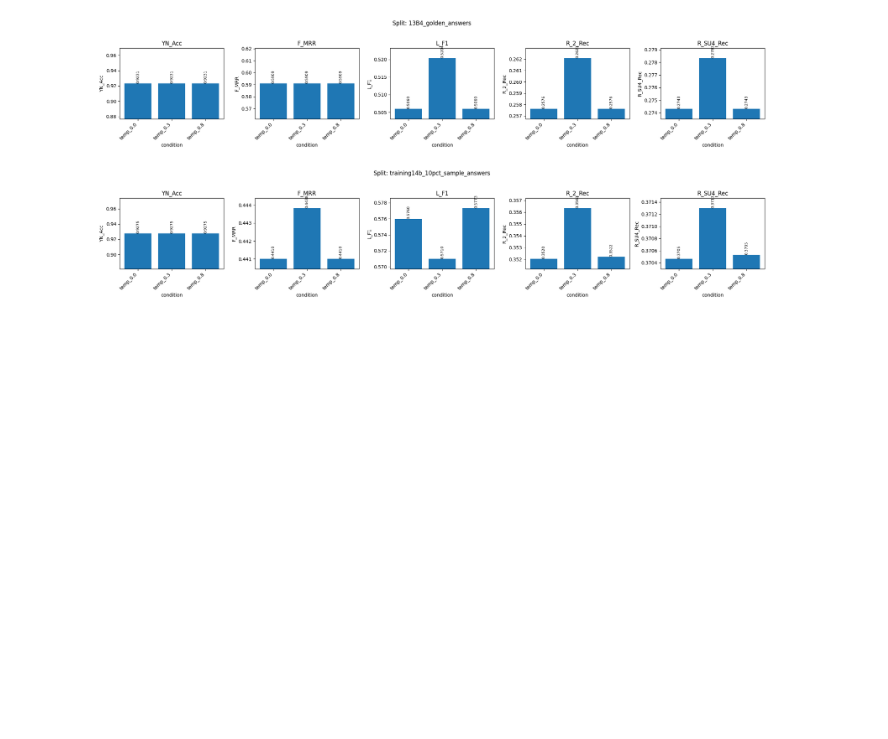
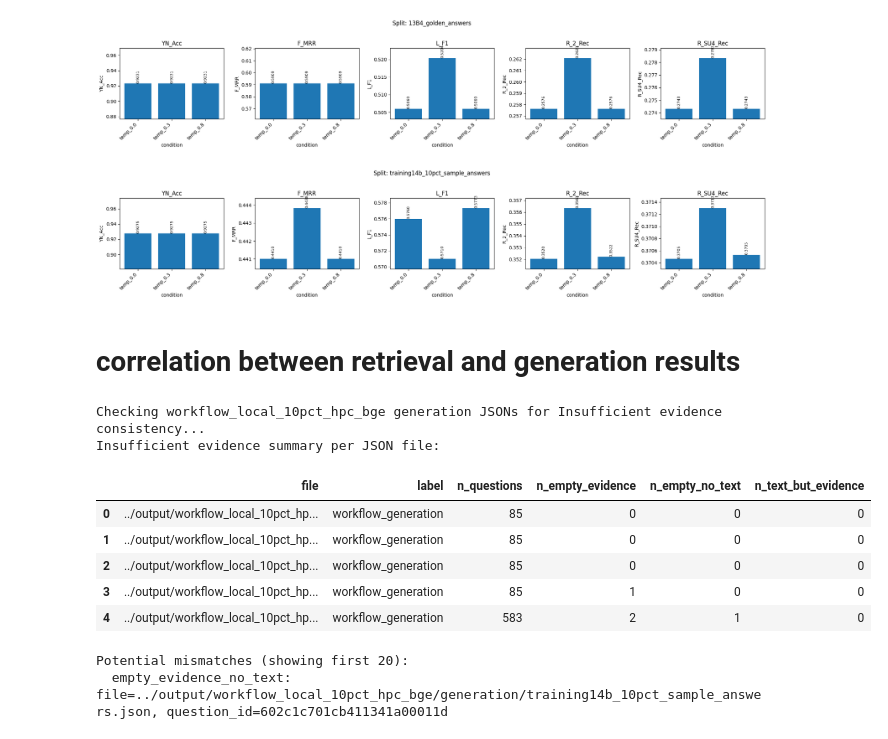
Before and after one commit to fulaibaowang/BioASQ, a Jupyter notebook: notebooks/generation_test.ipynb, the cells around one changed output. Drawn from its saved outputs; the diff is of its cells as text; code cells hidden in the pictures; blank space fills up the shorter version.

```diff
--- a/notebooks/generation_test.ipynb
+++ b/notebooks/generation_test.ipynb
@@ -239,3 +477,24 @@ for split in splits:
 [figure]
 [figure]
 [figure]
+# %% [markdown]
+# correlation between retrieval and generation results
+# %%
+# Check 'Insufficient evidence' consistency for workflow_local_10pct_hpc_bge generation JSONs
+
+wf_json_root = base / "output/workflow_local_10pct_hpc_bge/generation"
+wf_json_paths = sorted(wf_json_root.glob("*_answers.json"))
+
+print("Checking workflow_local_10pct_hpc_bge generation JSONs for Insufficient evidence consistency...")
+_ = check_insufficient_evidence(wf_json_paths, label="workflow_generation")
+# %% [output]
+Checking workflow_local_10pct_hpc_bge generation JSONs for Insufficient evidence consistency...
+Insufficient evidence summary per JSON file:
+|  | file | label | n_questions | n_empty_evidence | n_empty_no_text | n_text_but_evidence |
+| 0 | ../output/workflow_local_10pct_hp... | workflow_generation | 85 | 0 | 0 | 0 |
+| 1 | ../output/workflow_local_10pct_hp... | workflow_generation | 85 | 0 | 0 | 0 |
+| 2 | ../output/workflow_local_10pct_hp... | workflow_generation | 85 | 0 | 0 | 0 |
+| 3 | ../output/workflow_local_10pct_hp... | workflow_generation | 85 | 1 | 0 | 0 |
+| 4 | ../output/workflow_local_10pct_hp... | workflow_generation | 583 | 2 | 1 | 0 |
+Potential mismatches (showing first 20):
+  empty_evidence_no_text: file=../output/workflow_local_10pct_hpc_bge/generation/training14b_10pct_sample_answers.json, question_id=602c1c701cb411341a00011d
```
Also changed, not shown: parts of 14 cells of this notebook, 1 other file.
